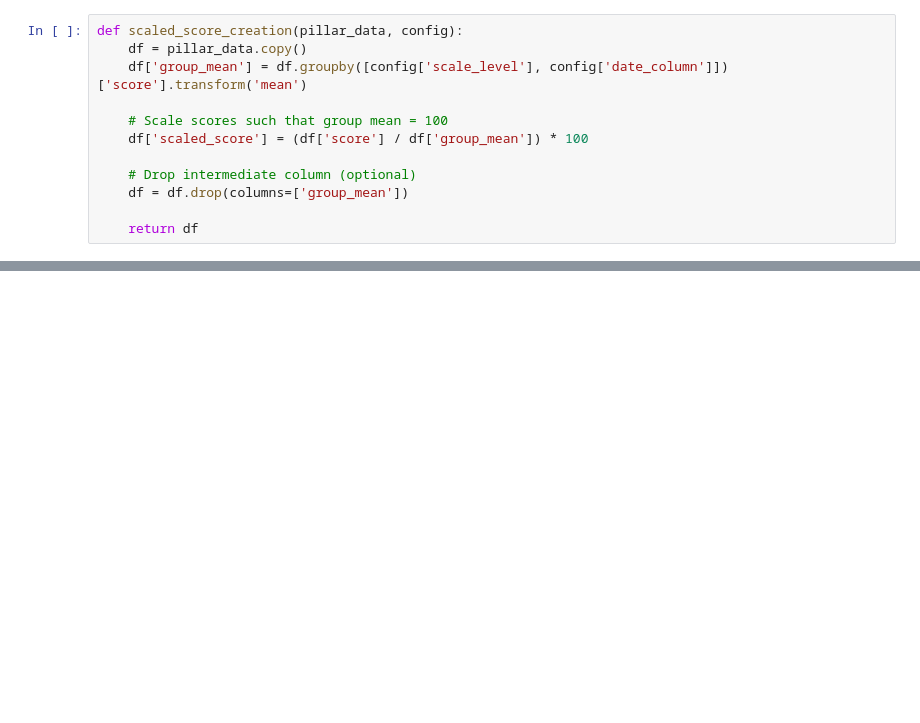
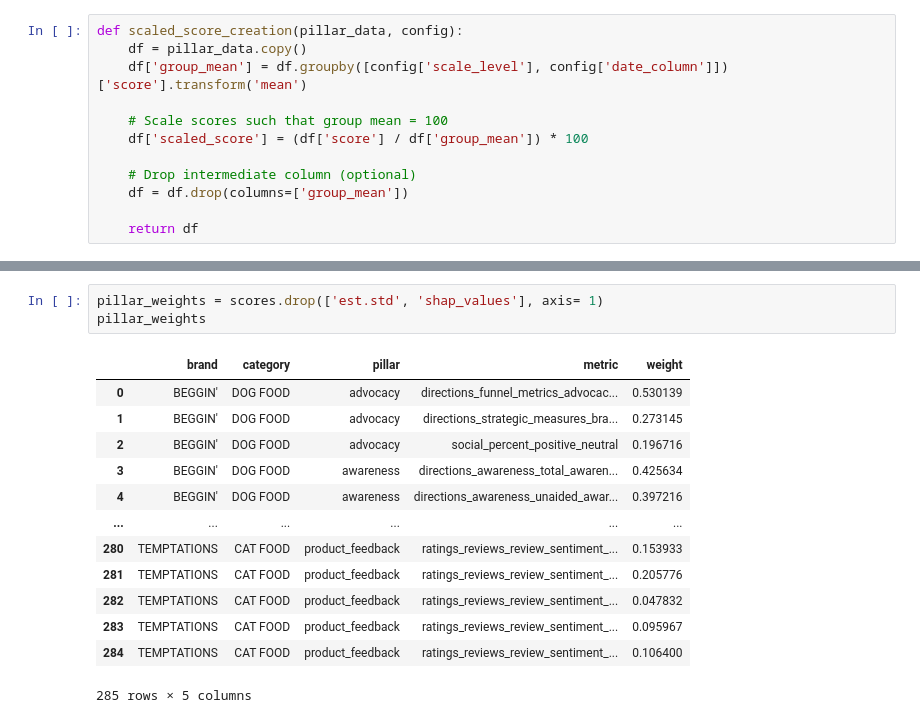
Before and after one commit to vks-varma/brandhub-capability, a Jupyter notebook: src/BHC_Capability/rough_book.ipynb, the cells around one changed output, grey strips where cells are left out. Saved outputs shown, nothing was run; the diff lists cells and outputs as text; blank space fills up the shorter version.

```diff
--- a/src/BHC_Capability/rough_book.ipynb
+++ b/src/BHC_Capability/rough_book.ipynb
@@ -1190,0 +1516,17 @@ scaled_score_creation(pillar_data, config)
+# %%
+pillar_weights = scores.drop(['est.std', 'shap_values'], axis= 1)
+pillar_weights
+# %% [output]
+|  | brand | category | pillar | metric | weight |
+| 0 | BEGGIN' | DOG FOOD | advocacy | directions_funnel_metrics_advocac... | 0.530139 |
+| 1 | BEGGIN' | DOG FOOD | advocacy | directions_strategic_measures_bra... | 0.273145 |
+| 2 | BEGGIN' | DOG FOOD | advocacy | social_percent_positive_neutral | 0.196716 |
+| 3 | BEGGIN' | DOG FOOD | awareness | directions_awareness_total_awaren... | 0.425634 |
+| 4 | BEGGIN' | DOG FOOD | awareness | directions_awareness_unaided_awar... | 0.397216 |
+| ... | ... | ... | ... | ... | ... |
+| 280 | TEMPTATIONS | CAT FOOD | product_feedback | ratings_reviews_review_sentiment_... | 0.153933 |
+| 281 | TEMPTATIONS | CAT FOOD | product_feedback | ratings_reviews_review_sentiment_... | 0.205776 |
+| 282 | TEMPTATIONS | CAT FOOD | product_feedback | ratings_reviews_review_sentiment_... | 0.047832 |
+| 283 | TEMPTATIONS | CAT FOOD | product_feedback | ratings_reviews_review_sentiment_... | 0.095967 |
+| 284 | TEMPTATIONS | CAT FOOD | product_feedback | ratings_reviews_review_sentiment_... | 0.106400 |
+285 rows × 5 columns
```
Also changed, not shown: parts of 24 cells of this notebook, 5 other files.
